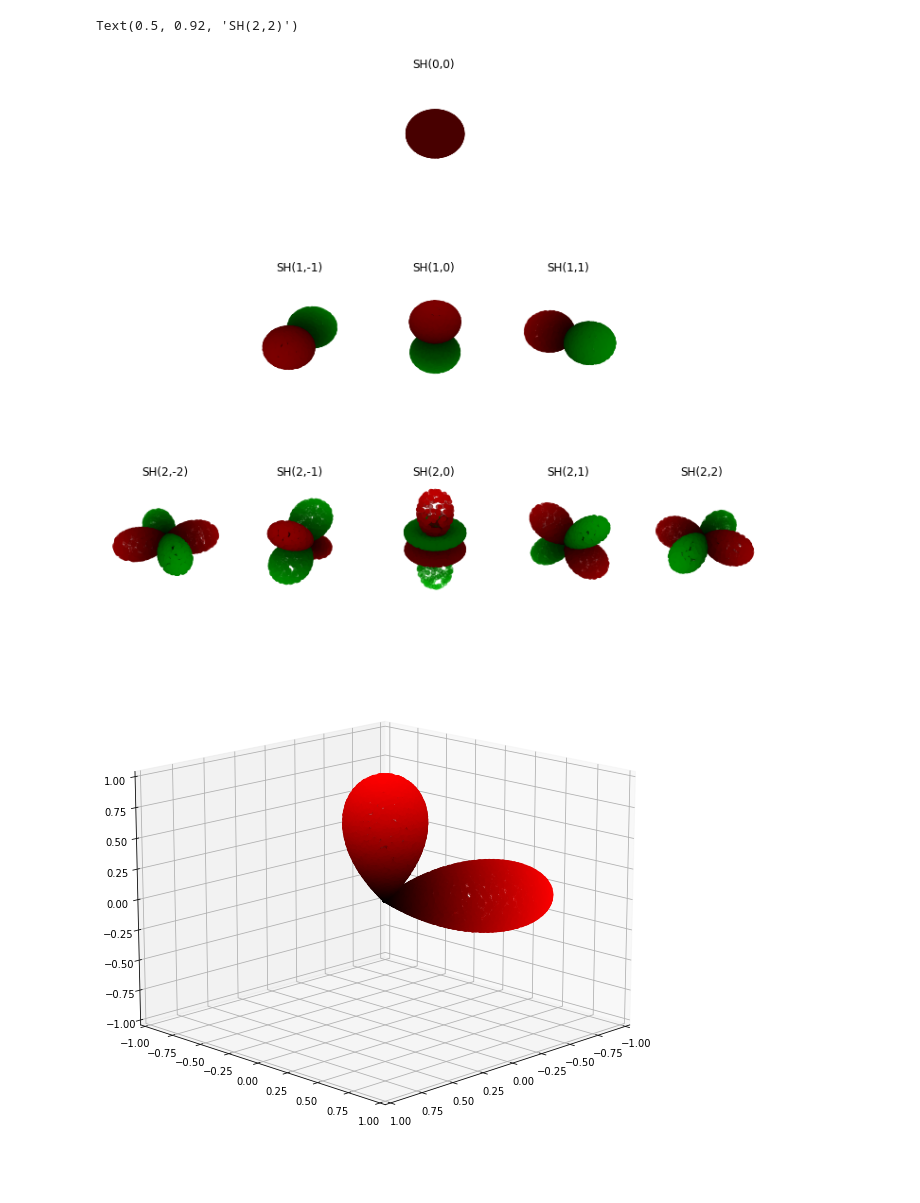
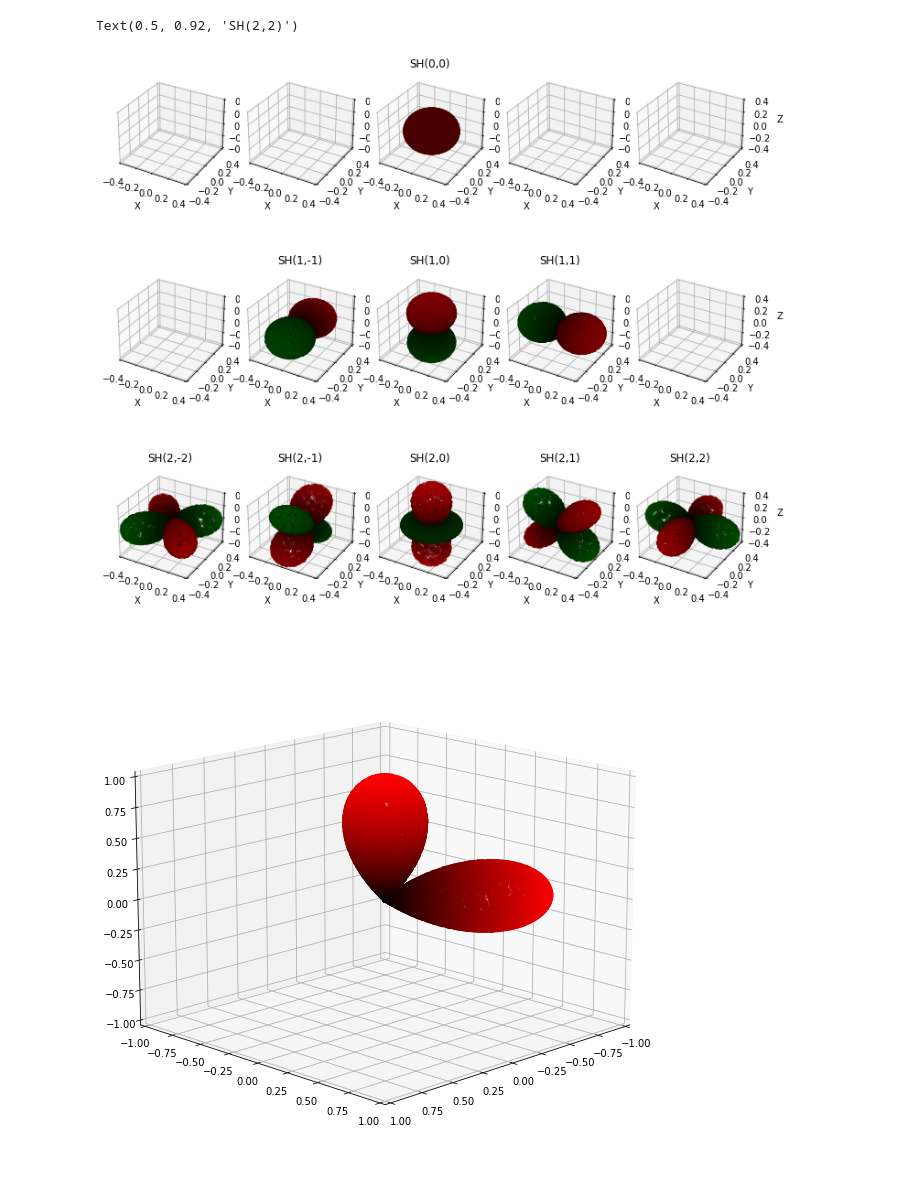
Before and after one commit to fancyzero/SphericalHarmonicNotebook, a Jupyter notebook: MyPrt.ipynb, the cells around one changed output. Drawn from its saved outputs; the diff is of its cells as text; code cells hidden in the pictures.

```diff
--- a/MyPrt.ipynb
+++ b/MyPrt.ipynb
@@ -76,10 +75,6 @@ def factorial(x):
 
 def P(l, m, x):
     # evaluate an Associated Legendre Polynomial P(l,m,x) at x
-    fact2 = 1
-    if m < 0:
-        fact2 = 1.0/(pow(-1, m)*factorial(l-m)/factorial(l+m))
-    m = abs(m)
     #  evaluate an Associated Legendre Polynomial P(l,m,x) at x
     pmm = 1.0
 
@@ -90,10 +85,10 @@ def P(l, m, x):
         fact += 2.0
 
     if (l == m):
-        return pmm*fact2
+        return pmm
     pmmp1 = x * (2.0 * m + 1.0) * pmm
     if (l == m + 1):
-        return pmmp1*fact2
+        return pmmp1
     pll = 0.0
     for ll in range(m+2, l+1):  # (int ll=m + 2; ll <= l; ++ll):
 
@@ -101,7 +96,7 @@ def P(l, m, x):
         pmm = pmmp1
         pmmp1 = pll
 
-    return pll*fact2
+    return pll
 
 #打印[-1,1]区间的函数图像
 XAxis = [((x+0.5)/100.0-0.5)*2 for x in range(0, 100)]
@@ -109,11 +104,8 @@ XAxis = [((x+0.5)/100.0-0.5)*2 for x in range(0, 100)]
 plt.plot(XAxis, [P(0, 0, XAxis[x]) for x in range(0, 100)])
 plt.plot(XAxis, [P(1, 0, XAxis[x]) for x in range(0, 100)])
 plt.plot(XAxis, [P(2, 0, XAxis[x]) for x in range(0, 100)])
-plt.plot(XAxis, [P(1, -1, XAxis[x]) for x in range(0, 100)])
 plt.plot(XAxis, [P(1, 1, XAxis[x]) for x in range(0, 100)])
-plt.plot(XAxis, [P(2, -1, XAxis[x]) for x in range(0, 100)])
+plt.plot(XAxis, [P(2, 1, XAxis[x]) for x in range(0, 100)])
 plt.plot(XAxis, [P(2, 2, XAxis[x]) for x in range(0, 100)])
-plt.plot(XAxis, [P(2, -1, XAxis[x]) for x in range(0, 100)])
-plt.plot(XAxis, [P(2, 1, XAxis[x]) for x in range(0, 100)])
 # %% [output]
 [<matplotlib.lines.Line2D at 0x...>]
@@ -168,7 +194,8 @@ yi
 
 # renormalisation constant for SH function
 def K(l, m):
-    temp = ((2.0*l+1.0)*factorial(l-m)) / (4.0*math.pi*factorial(l+m))
+    m = abs(m)
+    temp = ((2.0*l+1.0)/(4.0*math.pi)) * (factorial(l-m) / factorial(l+m))
     return math.sqrt(temp)
 # spherical harmonic funcion
 
@@ -178,9 +205,9 @@ def SH(l, m, theta, phi):
     if m == 0:
         return K(l, 0)*P(l, m, math.cos(theta))
     elif m > 0:
-        return sqrt2*K(l, m)*math.cos(m*phi)*P(l, m, math.cos(theta))
+        return -1**m*sqrt2*K(l, m)*math.cos(m*phi)*P(l, m, math.cos(theta))
     else:
-        return sqrt2*K(l, -m)*math.sin(-m*phi)*P(l, -m, math.cos(theta))
+        return -1**m*sqrt2*K(l, m)*math.sin(abs(m)*phi)*P(l, abs(m), math.cos(theta))
 
 
 SHSample = namedtuple('SHSample', ['x', 'y', 'z', 'theta', 'phi', 'coeffs'])
@@ -207,11 +234,11 @@ def getSamples(N):
     return s
 
 
-def visMyFunc(func, ax, a=1, b=1, c=1, fixedTheta=-1000, fixedPhi=-1000, samplesN = 200, showSphere=False):
+def visMyFunc(func, ax, a=1, b=1, c=1, fixedTheta=-1000, fixedPhi=-1000, samplesN=200, showSphere=False):
     x = []
     y = []
     z = []
-    c = []
+    color = []
     samples = getSamples(samplesN)
     for s in samples:
         theta = s.theta
@@ -234,10 +261,11 @@ def visMyFunc(func, ax, a=1, b=1, c=1, fixedTheta=-1000, fixedPhi=-1000, samples
             y.append(yy*abs(v))
             z.append(zz*abs(v))
         if v > 0:
-            c.append([v, 0, 0])
+            color.append([v,0 , 0])
         else:
-            c.append([0, -v, 0])
-    ax.scatter(x, y, z, c=c)
+            color.append([0, -v*0.5, 0])
+
+    ax.scatter(x, y, z, c=color)
 # %%
 
 X = [math.cos(((x+0.5)/100.0)*math.pi) for x in range(0, 100)]
@@ -260,38 +288,40 @@ fig,axes = plt.subplots(   nrows = 3, ncols=5, subplot_kw=dict(projection='3d'))
 fig.set_size_inches((10,10))
 fig.tight_layout()
 for row in axes:
     for ax in row:
-        ax.grid(False)
-        ax.axis(False)
+        ax.grid(True)
+        ax.axis(True)
 
         ax.set_xlim3d(-0.4,0.4)
         ax.set_ylim3d(-0.4,0.4)
         ax.set_zlim3d(-0.4,0.4)
-
+        ax.set_xlabel('X')
+        ax.set_ylabel('Y')
+        ax.set_zlabel('Z')
         pass
 
 
 visMyFunc(partial(SH, 0, 0), ax=axes[0,2] ,samplesN=50)
 axes[0,2].set_title("SH(0,0)")
 visMyFunc(partial(SH, 1, -1), axes[1,1] ,samplesN=50 )
 axes[1,1].set_title("SH(1,-1)")
 visMyFunc(partial(SH, 1, 0), axes[1,2] ,samplesN=50 )
 axes[1,2].set_title("SH(1,0)")
 visMyFunc(partial(SH, 1, 1), axes[1,3] , samplesN=50)
 axes[1,3].set_title("SH(1,1)")
 visMyFunc(partial(SH, 2, -2), axes[2,0] , samplesN=50)
 axes[2,0].set_title("SH(2,-2)")
 visMyFunc(partial(SH, 2, -1), axes[2,1] , samplesN=50)
 axes[2,1].set_title("SH(2,-1)")
-visMyFunc(partial(SH, 3, 0), axes[2,2] , samplesN=50)
+visMyFunc(partial(SH, 2, 0), axes[2,2] , samplesN=50)
 axes[2,2].set_title("SH(2,0)")
 visMyFunc(partial(SH, 2, 1), axes[2,3] , samplesN=50)
 axes[2,3].set_title("SH(2,1)")
 visMyFunc(partial(SH, 2, 2), axes[2,4] , samplesN=50)
 axes[2,4].set_title("SH(2,2)")
 # %% [output]
 Text(0.5, 0.92, 'SH(2,2)')
-[figure, old version]
+[figure, new version]
 # %%
 def myFunc(theta, phi):
     return max(0, 5*math.cos(theta)-4) + max(0, -4*math.sin(theta-math.pi)*math.cos(phi-2.5)-3)
```
Also changed, not shown: parts of 9 cells of this notebook.
